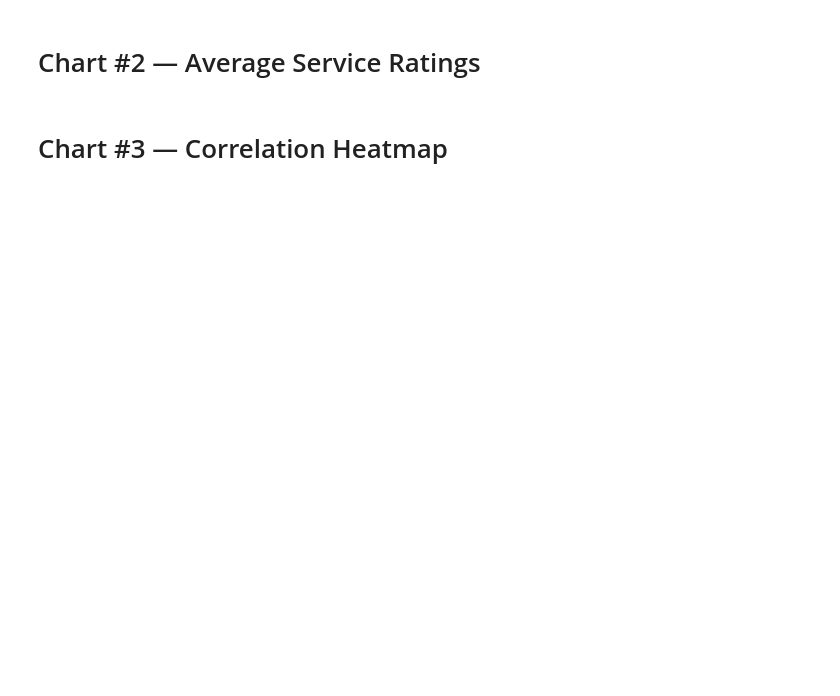
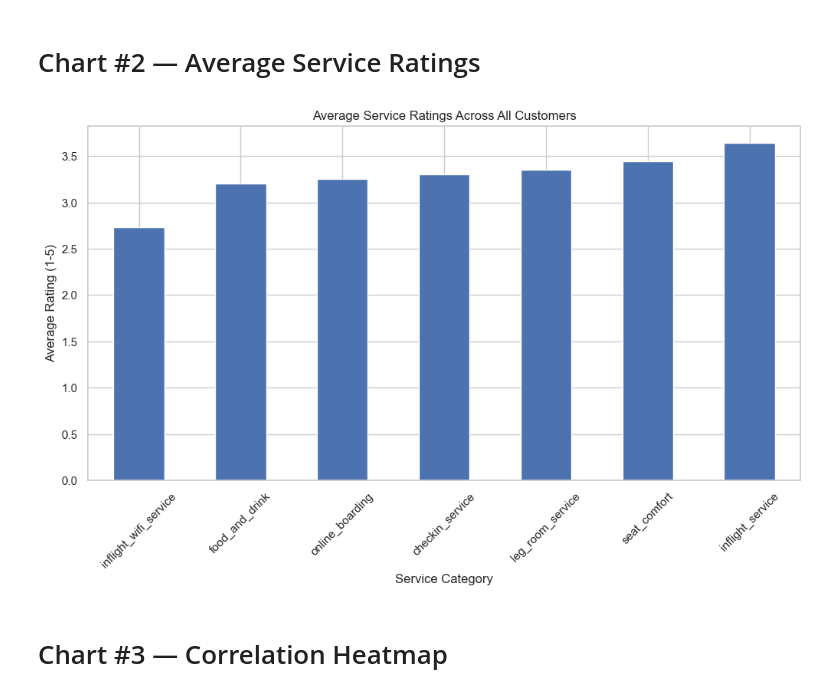
Before and after one commit to Jaylundharris/Airline-Customer-Engagement-Loyalty-Project, a Jupyter notebook: notebooks/06_visualizations_dashboard_exports.ipynb, the cells around one changed output. Drawn from its saved outputs; the diff is of its cells as text; code cells hidden in the pictures; blank space fills up the shorter version.

```diff
--- a/notebooks/06_visualizations_dashboard_exports.ipynb
+++ b/notebooks/06_visualizations_dashboard_exports.ipynb
@@ -17,9 +17,3 @@ Requirement already satisfied: pytz>=2020.1 in c:\users\jaylu\appdata\local\pyth
 Requirement already satisfied: tzdata>=2022.7 in c:\users\jaylu\appdata\local\python\pythoncore-3.14-64\lib\site-packages (from pandas>=1.2->seaborn) (2025.2)
 Requirement already satisfied: six>=1.5 in c:\users\jaylu\appdata\local\python\pythoncore-3.14-64\lib\site-packages (from python-dateutil>=2.7->matplotlib!=3.6.1,>=3.4->seaborn) (1.17.0)
 Note: you may need to restart the kernel to use updated packages.
-# %%
-import pandas as pd
-import matplotlib.pyplot as plt
-import seaborn as sns
-
-sns.set(style="whitegrid")
@@ -25,0 +26,12 @@ sns.set(style="whitegrid")
+# %%
+import pandas as pd
+import sqlite3
+
+conn = sqlite3.connect("../data/processed/flight_customer.db")
+
+all_customers_loyalty = pd.read_sql(
+    "SELECT * FROM all_customers_loyalty",
+    conn
+)
+
+all_customers_loyalty.head()
@@ -48,24 +71,26 @@ NameError: name 'all_customers_loyalty' is not defined
 # %%
 service_cols = [
     "leg_room_service",
     "checkin_service",
     "inflight_service",
     "seat_comfort",
     "food_and_drink",
-    "wifi_services",
+    "inflight_wifi_service",
     "online_boarding"
 ]
 
 avg_services = all_customers_loyalty[service_cols].mean()
 
 plt.figure(figsize=(12,6))
 avg_services.sort_values().plot(kind='bar')
 
 plt.title("Average Service Ratings Across All Customers")
 plt.ylabel("Average Rating (1-5)")
 plt.xlabel("Service Category")
 plt.xticks(rotation=45)
 plt.show()
+# %% [output]
+[figure, added]
 # %% [markdown]
 # Chart #3 — Correlation Heatmap
 # %%
```
Also changed, not shown: parts of 7 cells of this notebook, 1 other file.
